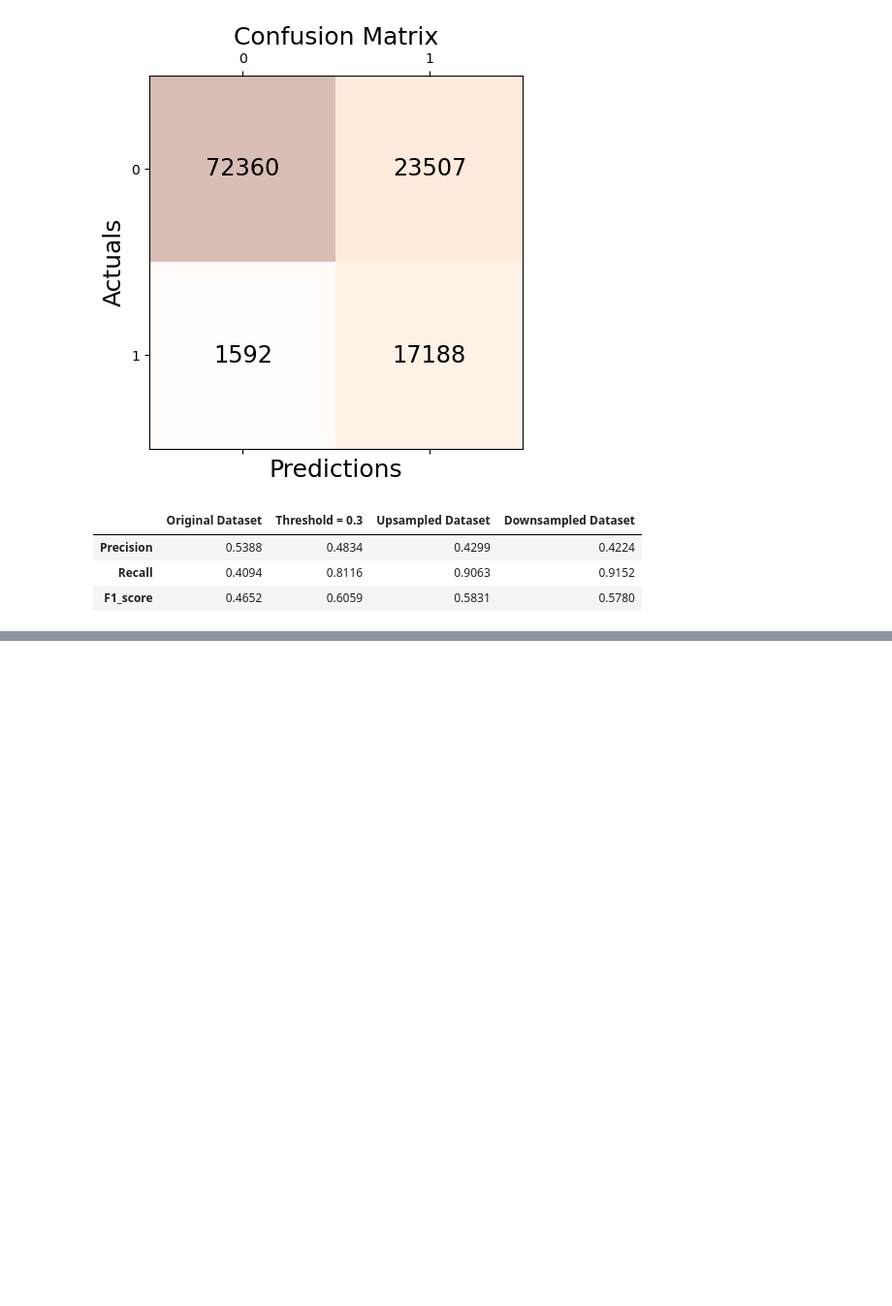
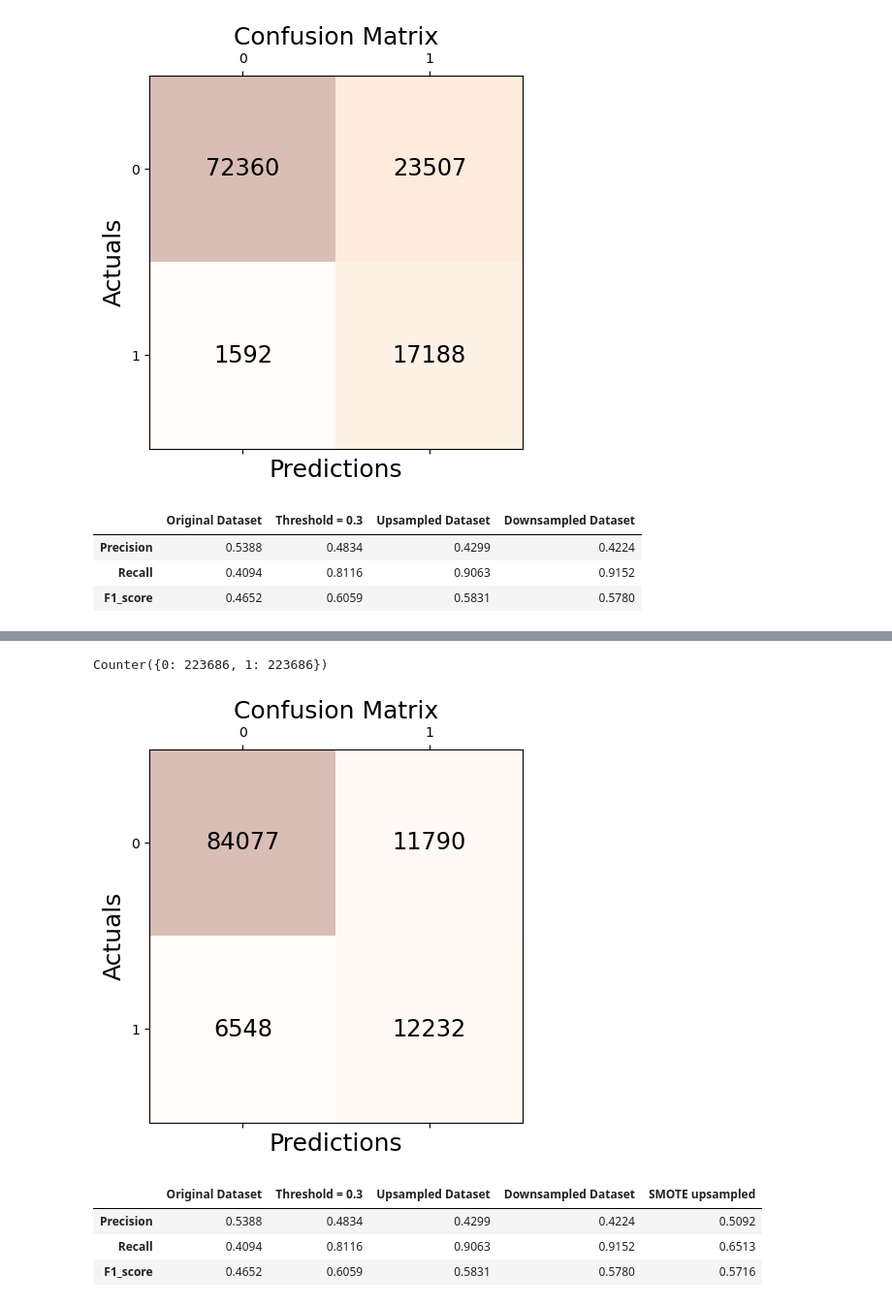
Before and after one commit to AILAB-CEFET-RJ/cic1205, a Jupyter notebook: notebooks/data_imbalance.ipynb, the cells around one changed output, grey strips where cells are left out. Shown: that part at 97% size. Cells and saved outputs as stored; diff of their text form; code cells hidden in the pictures; blank space fills up the shorter version.

Commit message:
Update SMOTE example to data_imbalance.ipynb

```diff
--- a/notebooks/data_imbalance.ipynb
+++ b/notebooks/data_imbalance.ipynb
@@ -414,0 +490,54 @@ downsampled
+# %%
+from imblearn.over_sampling import SMOTE
+from imblearn.under_sampling import RandomUnderSampler
+
+smote_oversample = SMOTE()
+# %%
+X_train_smote, y_train_smote = smote_oversample.fit_resample(X_train, y_train)
+# %%
+from collections import Counter
+
+# summarize the new class distribution
+counter = Counter(y_train_smote)
+print(counter)
+# %% [output]
+Counter({0: 223686, 1: 223686})
+# %%
+#Training the model on SMOTE p-sampled data and testing on the original test dataset
+
+xgb_smote = xgb.XGBClassifier()
+
+xgb_smote.fit(X_train_smote, y_train_smote)
+
+y_pred_smote = xgb_smote.predict(X_test)
+# %%
+#Confusion metrics of the model built on down-sampled data
+conf_matrix = confusion_matrix(y_true=y_test, y_pred=y_pred_smote)
+
+fig, ax = plt.subplots(figsize=(5, 5))
+ax.matshow(conf_matrix, cmap=plt.cm.Oranges, alpha=0.3)
+for i in range(conf_matrix.shape[0]):
+    for j in range(conf_matrix.shape[1]):
+        ax.text(x=j, y=i,s=conf_matrix[i, j], va='center', ha='center', size='xx-large')
+
+plt.xlabel('Predictions', fontsize=18)
+plt.ylabel('Actuals', fontsize=18)
+plt.title('Confusion Matrix', fontsize=18)
+plt.show()
+# %% [output]
+[figure, added]
+# %%
+precision_smote =  round(precision_score(y_test, y_pred_smote), 4)
+recall_smote = round(recall_score(y_test, y_pred_smote), 4)
+F1_smote =  round(f1_score(y_test, y_pred_smote), 4)
+metrics_smote = [precision_smote, recall_smote, F1_smote]
+
+results = pd.DataFrame(list(zip(metrics_original, metrics_changedthreshold,  metrics_upsampled, metrics_downsampled, metrics_smote)))
+results.index = ['Precision', 'Recall', 'F1_score']
+results.columns = ['Original Dataset', 'Threshold = 0.3', 'Upsampled Dataset', 'Downsampled Dataset', 'SMOTE upsampled']
+results
+# %% [output]
+|  | Original Dataset | Threshold = 0.3 | Upsampled Dataset | Downsampled Dataset | SMOTE upsampled |
+| Precision | 0.5388 | 0.4834 | 0.4299 | 0.4224 | 0.5092 |
+| Recall | 0.4094 | 0.8116 | 0.9063 | 0.9152 | 0.6513 |
+| F1_score | 0.4652 | 0.6059 | 0.5831 | 0.5780 | 0.5716 |
```
Also changed, not shown: parts of 10 cells of this notebook.
